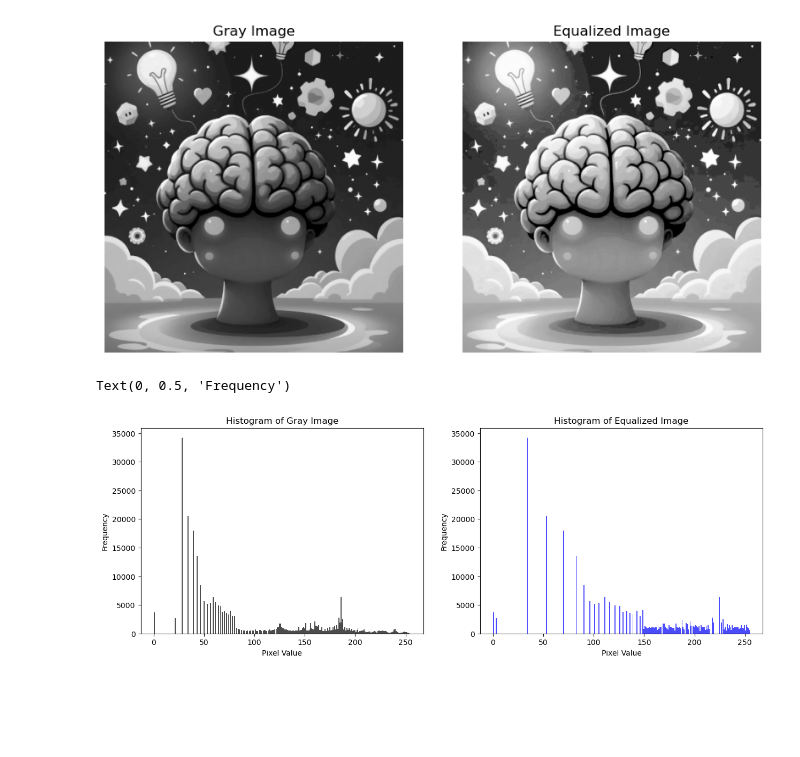
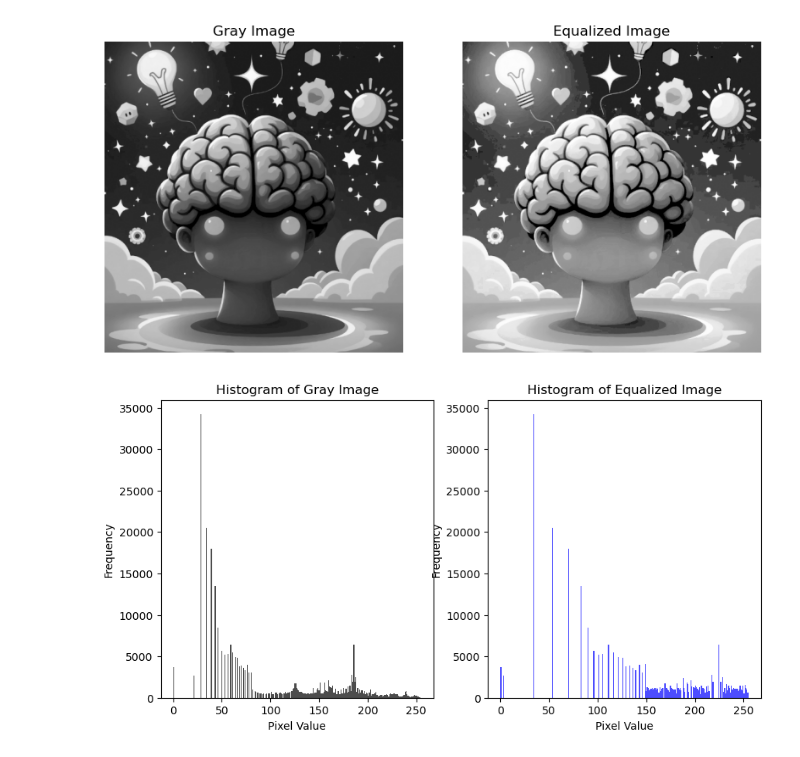
Before and after one commit to SulakshanCGhimire/sem6-learning, a Jupyter notebook: IPPR/lab5.ipynb, the cells around one changed output. Saved outputs shown, nothing was run; the diff lists cells and outputs as text; code cells hidden in the pictures; blank space fills up the shorter version.

```diff
--- a/IPPR/lab5.ipynb
+++ b/IPPR/lab5.ipynb
@@ -47,17 +47,17 @@ plt.show()
 # %%
 # Displaying the histogram of the original and equalized images
 
-plt.figure(figsize=(15, 5))
+plt.figure(figsize=(10, 5))
 plt.subplot(1, 2, 1)
 plt.hist(gray_img.ravel(), bins=256, color='black', alpha=0.7)
 plt.title("Histogram of Gray Image")
 plt.xlabel("Pixel Value")
 plt.ylabel("Frequency")
 plt.subplot(1, 2, 2)
 plt.hist(equalized_img.ravel(), bins=256, color='blue', alpha=0.7)
 plt.title("Histogram of Equalized Image")
 plt.xlabel("Pixel Value")
 plt.ylabel("Frequency")
+plt.show()
 # %% [output]
-Text(0, 0.5, 'Frequency')
-[figure, old version]
+[figure, new version]
```
